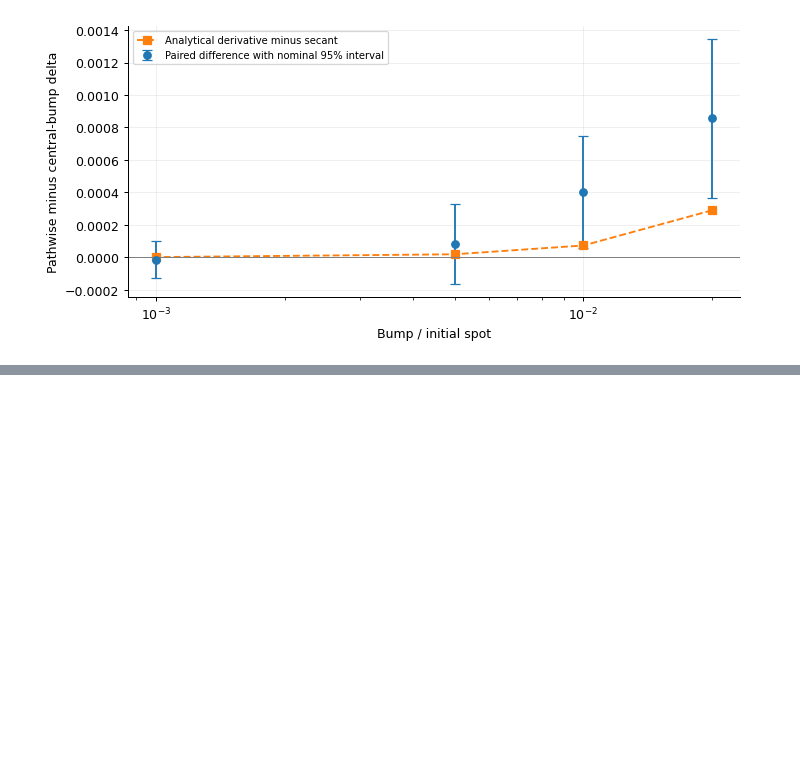
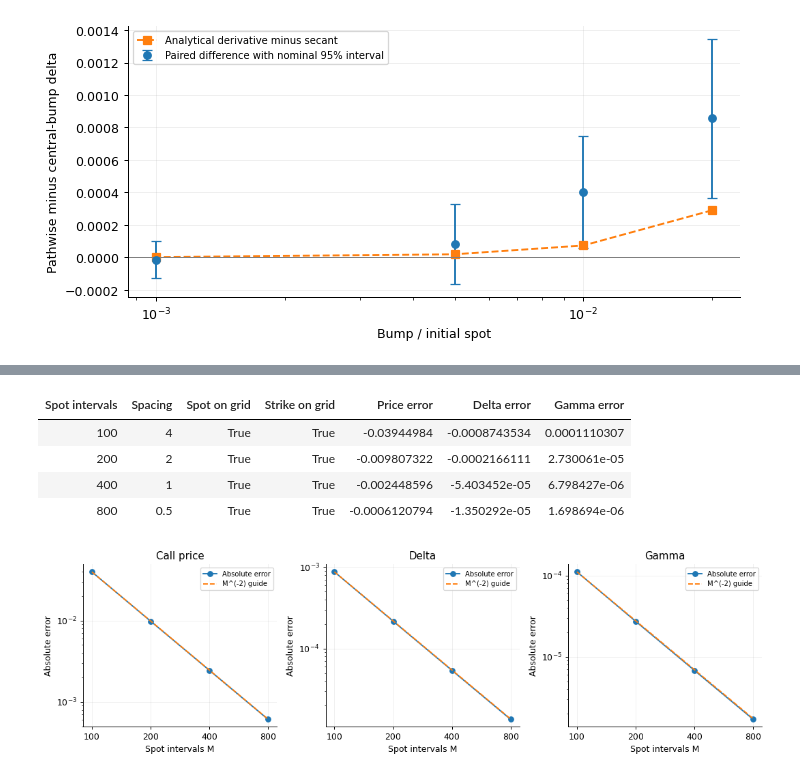
Before and after one commit to KVInator/deep-bsde-pricing, a Jupyter notebook: notebooks/01_classical_references.ipynb, the cells around one changed output, grey strips where cells are left out. Drawn from its saved outputs; the diff is of its cells as text; code cells hidden in the pictures; blank space fills up the shorter version.

```diff
--- a/notebooks/01_classical_references.ipynb
+++ b/notebooks/01_classical_references.ipynb
@@ -271,0 +342,30 @@ plt.show()
+# %%
+space_counts = (100, 200, 400, 800)
+space_results = [pde_pricer.solve(s_max=pde_s_max, n_space=m, n_time=2048)
+                 for m in space_counts]
+space_values = [solution.evaluate(spot) for solution in space_results]
+space_errors = np.array([[getattr(v, field) - getattr(base, field) for field in fields]
+                         for v in space_values])
+table(["Spot intervals", "Spacing", "Spot on grid", "Strike on grid", "Price error", "Delta error", "Gamma error"],
+      [(m, v.spots[1], bool(np.isclose(spot / v.spots[1], round(spot / v.spots[1]))),
+        bool(np.isclose(strike / v.spots[1], round(strike / v.spots[1]))), *errors)
+       for m, v, errors in zip(space_counts, space_results, space_errors)])
+fig, axes = plt.subplots(1, 3, figsize=(12, 3.6))
+for j, label in enumerate(labels):
+    errors = np.abs(space_errors[:, j])
+    axes[j].loglog(space_counts, errors, "o-", label="Absolute error")
+    axes[j].loglog(space_counts, errors[0] * (space_counts[0] / np.array(space_counts))**2,
+                   "--", label="M^(-2) guide")
+    axes[j].set(xlabel="Spot intervals M", ylabel="Absolute error", title=label)
+    axes[j].set_xticks(space_counts, [str(v) for v in space_counts])
+    axes[j].xaxis.set_minor_locator(matplotlib.ticker.NullLocator())
+    axes[j].legend(fontsize=8)
+fig.tight_layout()
+plt.show()
+# %% [output]
+| Spot intervals | Spacing | Spot on grid | Strike on grid | Price error | Delta error | Gamma error |
+| 100 | 4 | True | True | -0.03944984 | -0.0008743534 | 0.0001110307 |
+| 200 | 2 | True | True | -0.009807322 | -0.0002166111 | 2.730061e-05 |
+| 400 | 1 | True | True | -0.002448596 | -5.403452e-05 | 6.798427e-06 |
+| 800 | 0.5 | True | True | -0.0006120794 | -1.350292e-05 | 1.698694e-06 |
+[figure, added]
```
Also changed, not shown: parts of 10 cells of this notebook, 5 other files.
